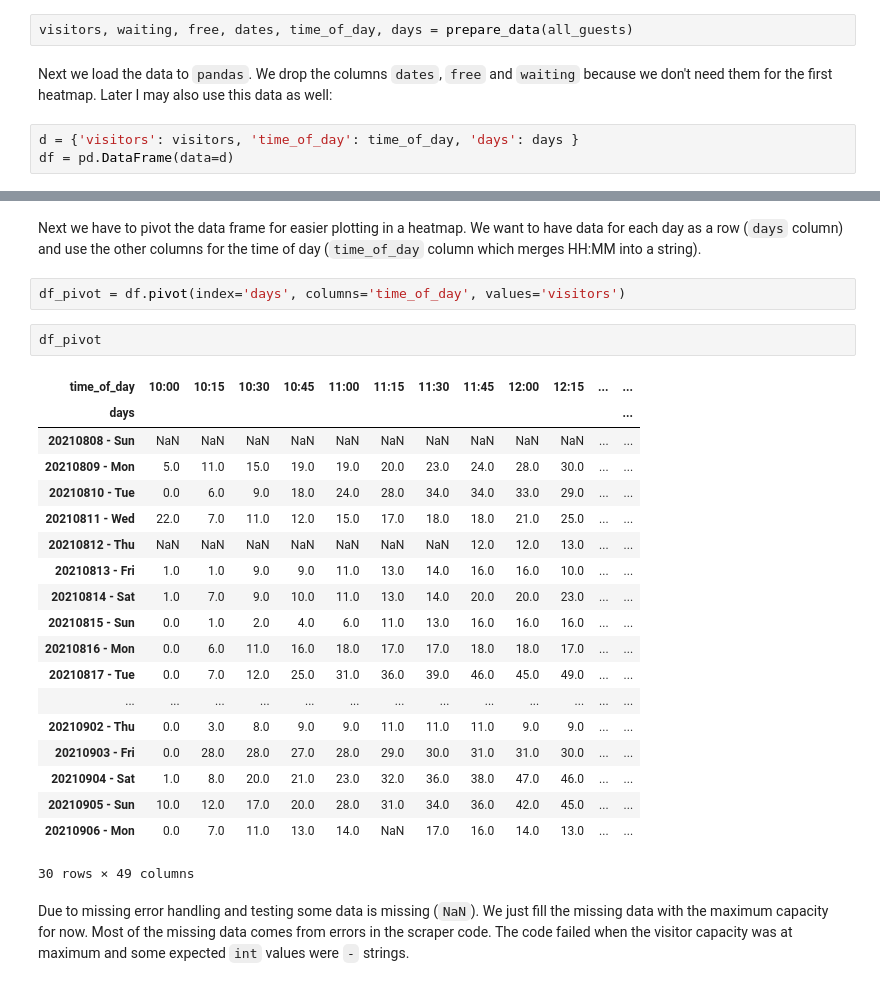
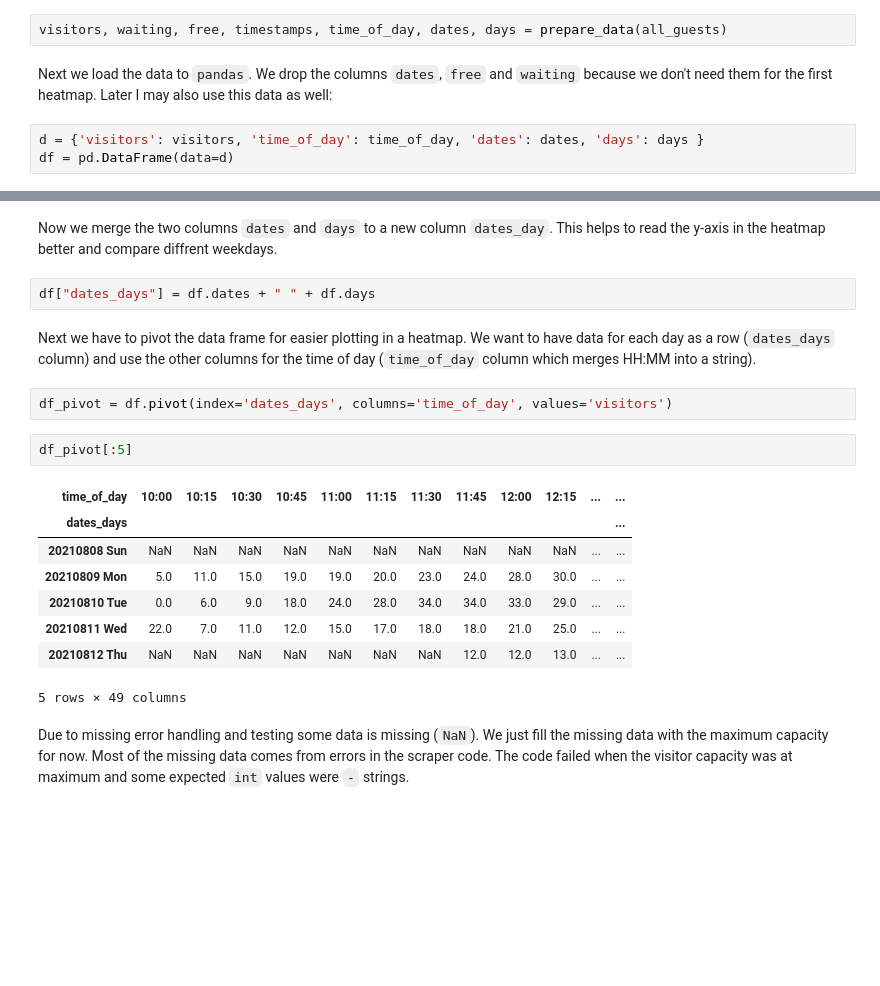
Before and after one commit to anon6789/climbing_gym_usage, a Jupyter notebook: Climbing gym usage analysis.ipynb, the cells around one changed output, grey strips where cells are left out. Cells and saved outputs as stored; diff of their text form; blank space fills up the shorter version.

```diff
--- a/Climbing gym usage analysis.ipynb
+++ b/Climbing gym usage analysis.ipynb
@@ -201,8 +193,8 @@ We are using the same function `prepare_data` again to prepare the data for plot
 # %%
-visitors, waiting, free, dates, time_of_day, days = prepare_data(all_guests)
+visitors, waiting, free, timestamps, time_of_day, dates, days = prepare_data(all_guests)
 # %% [markdown]
 Next we load the data to `pandas`. We drop the columns `dates`, `free` and `waiting` because we don't need them for the first heatmap. Later I may also use this data as well:
 # %%
-d = {'visitors': visitors, 'time_of_day': time_of_day, 'days': days }
+d = {'visitors': visitors, 'time_of_day': time_of_day, 'dates': dates, 'days': days }
 df = pd.DataFrame(data=d)
 # %%
@@ -224,29 +209,22 @@ df
+# %% [markdown]
+Now we merge the two columns `dates` and `days` to a new column `dates_day`. This helps to read the y-axis in the heatmap better and compare diffrent weekdays.
+# %%
+df["dates_days"] = df.dates + " " + df.days
 # %% [markdown]
-Next we have to pivot the data frame for easier plotting in a heatmap. We want to have data for each day as a row (`days` column) and use the other columns for the time of day (`time_of_day` column which merges HH:MM into a string).
+Next we have to pivot the data frame for easier plotting in a heatmap. We want to have data for each day as a row (`dates_days` column) and use the other columns for the time of day (`time_of_day` column which merges HH:MM into a string).
 # %%
-df_pivot = df.pivot(index='days', columns='time_of_day', values='visitors')
+df_pivot = df.pivot(index='dates_days', columns='time_of_day', values='visitors')
 # %%
-df_pivot
+df_pivot[:5]
 # %% [output]
 | time_of_day | 10:00 | 10:15 | 10:30 | 10:45 | 11:00 | 11:15 | 11:30 | 11:45 | 12:00 | 12:15 | ... | ... |
-| days |  |  |  |  |  |  |  |  |  |  |  | ... |
-| 20210808 - Sun | NaN | NaN | NaN | NaN | NaN | NaN | NaN | NaN | NaN | NaN | ... | ... |
-| 20210809 - Mon | 5.0 | 11.0 | 15.0 | 19.0 | 19.0 | 20.0 | 23.0 | 24.0 | 28.0 | 30.0 | ... | ... |
-| 20210810 - Tue | 0.0 | 6.0 | 9.0 | 18.0 | 24.0 | 28.0 | 34.0 | 34.0 | 33.0 | 29.0 | ... | ... |
-| 20210811 - Wed | 22.0 | 7.0 | 11.0 | 12.0 | 15.0 | 17.0 | 18.0 | 18.0 | 21.0 | 25.0 | ... | ... |
-| 20210812 - Thu | NaN | NaN | NaN | NaN | NaN | NaN | NaN | 12.0 | 12.0 | 13.0 | ... | ... |
-| 20210813 - Fri | 1.0 | 1.0 | 9.0 | 9.0 | 11.0 | 13.0 | 14.0 | 16.0 | 16.0 | 10.0 | ... | ... |
-| 20210814 - Sat | 1.0 | 7.0 | 9.0 | 10.0 | 11.0 | 13.0 | 14.0 | 20.0 | 20.0 | 23.0 | ... | ... |
-| 20210815 - Sun | 0.0 | 1.0 | 2.0 | 4.0 | 6.0 | 11.0 | 13.0 | 16.0 | 16.0 | 16.0 | ... | ... |
-| 20210816 - Mon | 0.0 | 6.0 | 11.0 | 16.0 | 18.0 | 17.0 | 17.0 | 18.0 | 18.0 | 17.0 | ... | ... |
-| 20210817 - Tue | 0.0 | 7.0 | 12.0 | 25.0 | 31.0 | 36.0 | 39.0 | 46.0 | 45.0 | 49.0 | ... | ... |
-| ... | ... | ... | ... | ... | ... | ... | ... | ... | ... | ... | ... | ... |
-| 20210902 - Thu | 0.0 | 3.0 | 8.0 | 9.0 | 9.0 | 11.0 | 11.0 | 11.0 | 9.0 | 9.0 | ... | ... |
-| 20210903 - Fri | 0.0 | 28.0 | 28.0 | 27.0 | 28.0 | 29.0 | 30.0 | 31.0 | 31.0 | 30.0 | ... | ... |
-| 20210904 - Sat | 1.0 | 8.0 | 20.0 | 21.0 | 23.0 | 32.0 | 36.0 | 38.0 | 47.0 | 46.0 | ... | ... |
-| 20210905 - Sun | 10.0 | 12.0 | 17.0 | 20.0 | 28.0 | 31.0 | 34.0 | 36.0 | 42.0 | 45.0 | ... | ... |
-| 20210906 - Mon | 0.0 | 7.0 | 11.0 | 13.0 | 14.0 | NaN | 17.0 | 16.0 | 14.0 | 13.0 | ... | ... |
+| dates_days |  |  |  |  |  |  |  |  |  |  |  | ... |
+| 20210808 Sun | NaN | NaN | NaN | NaN | NaN | NaN | NaN | NaN | NaN | NaN | ... | ... |
+| 20210809 Mon | 5.0 | 11.0 | 15.0 | 19.0 | 19.0 | 20.0 | 23.0 | 24.0 | 28.0 | 30.0 | ... | ... |
+| 20210810 Tue | 0.0 | 6.0 | 9.0 | 18.0 | 24.0 | 28.0 | 34.0 | 34.0 | 33.0 | 29.0 | ... | ... |
+| 20210811 Wed | 22.0 | 7.0 | 11.0 | 12.0 | 15.0 | 17.0 | 18.0 | 18.0 | 21.0 | 25.0 | ... | ... |
+| 20210812 Thu | NaN | NaN | NaN | NaN | NaN | NaN | NaN | 12.0 | 12.0 | 13.0 | ... | ... |
-30 rows × 49 columns
+5 rows × 49 columns
 # %% [markdown]
 Due to missing error handling and testing some data is missing (`NaN`). We just fill the missing data with the maximum capacity for now. Most of the missing data comes from errors in the scraper code. The code failed when the visitor capacity was at maximum and some expected `int` values were `-` strings.
 # %%
```
Also changed, not shown: parts of 14 cells of this notebook, 4 other files.
